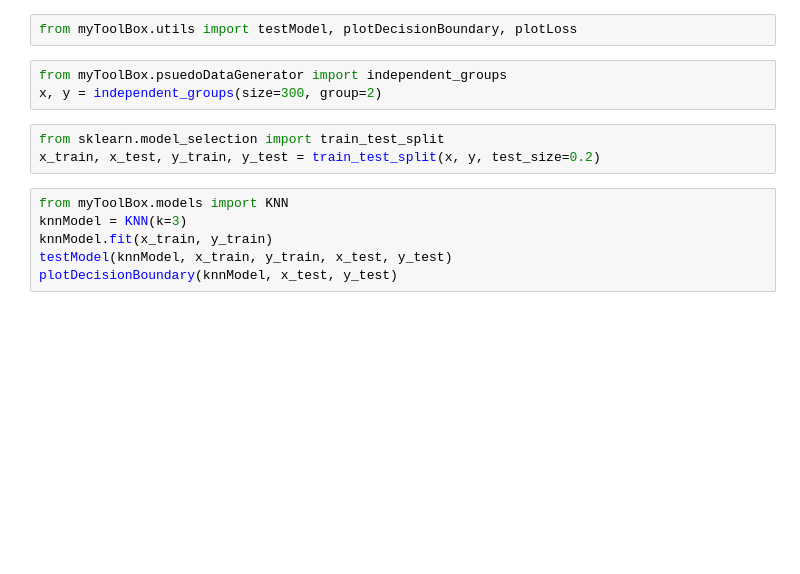
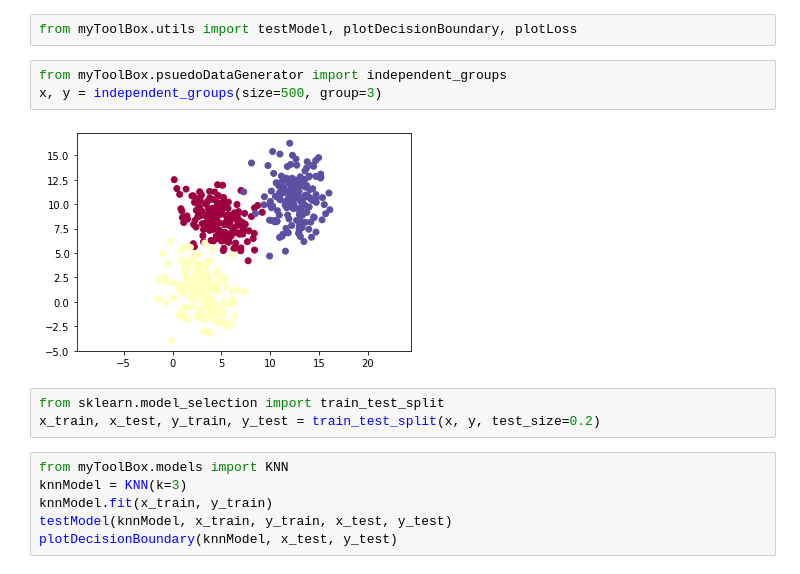
Before and after one commit to Jamison-Chen/DataScience, a Jupyter notebook: main.ipynb, the cells around one changed output. Saved outputs shown, nothing was run; the diff lists cells and outputs as text; blank space fills up the shorter version.

```diff
--- a/main.ipynb
+++ b/main.ipynb
@@ -2,7 +2,9 @@
 from myToolBox.utils import testModel, plotDecisionBoundary, plotLoss
 # %%
 from myToolBox.psuedoDataGenerator import independent_groups
-x, y = independent_groups(size=300, group=2)
+x, y = independent_groups(size=500, group=3)
+# %% [output]
+[figure, added]
 # %%
 from sklearn.model_selection import train_test_split
 x_train, x_test, y_train, y_test = train_test_split(x, y, test_size=0.2)
```
Also changed, not shown: parts of 13 cells of this notebook, 2 other files.
